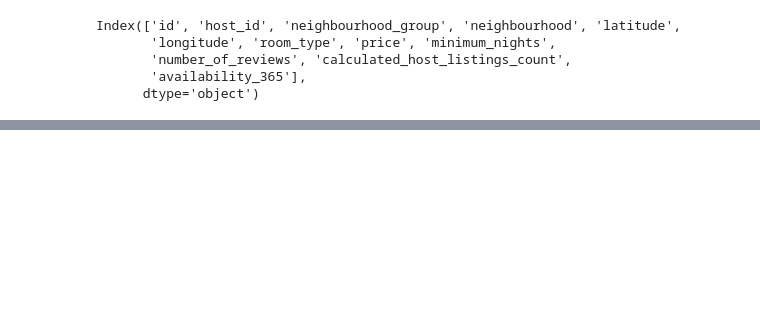
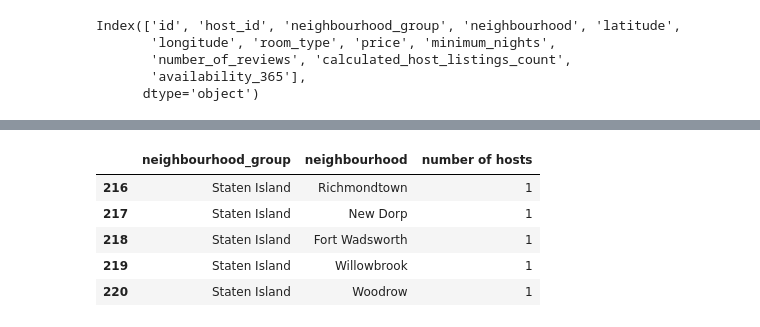
Before and after one commit to Manishasolanki27/AirBnbbooking-EDA, a Jupyter notebook: Airbnb_EDA.ipynb, the cells around one changed output, grey strips where cells are left out. Drawn from its saved outputs; the diff is of its cells as text; code cells hidden in the pictures; blank space fills up the shorter version.

```diff
--- a/Airbnb_EDA.ipynb
+++ b/Airbnb_EDA.ipynb
@@ -218,0 +276,10 @@ Index(['id', 'host_id', 'neighbourhood_group', 'neighbourhood', 'latitude',
+# %%
+least_host_in_neighbourhood=neighbourhood_in_neighbourhoodgroups.tail(5)
+least_host_in_neighbourhood
+# %% [output]
+|  | neighbourhood_group | neighbourhood | number of hosts |
+| 216 | Staten Island | Richmondtown | 1 |
+| 217 | Staten Island | New Dorp | 1 |
+| 218 | Staten Island | Fort Wadsworth | 1 |
+| 219 | Staten Island | Willowbrook | 1 |
+| 220 | Staten Island | Woodrow | 1 |
```
Also changed, not shown: parts of 8 cells of this notebook.
